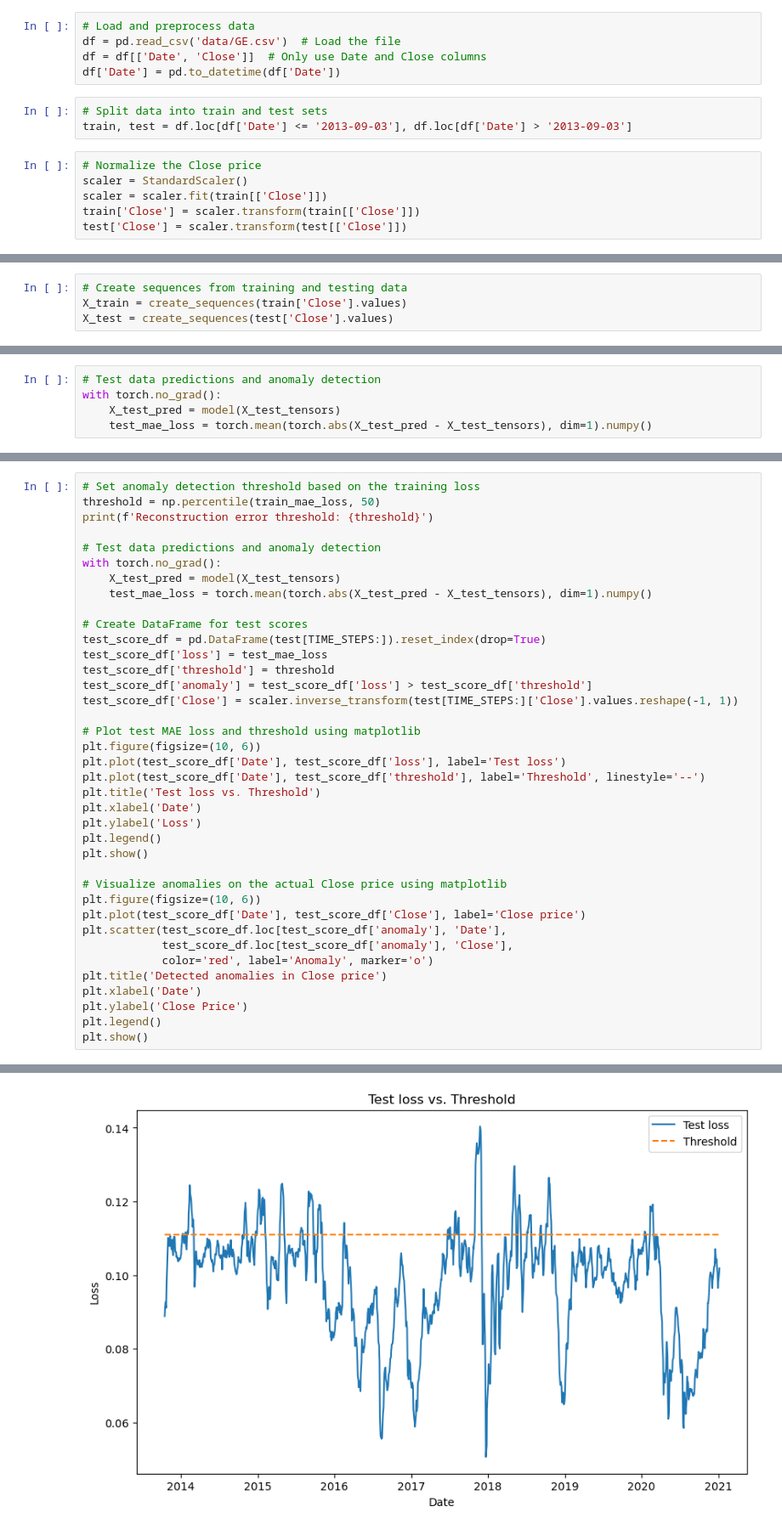
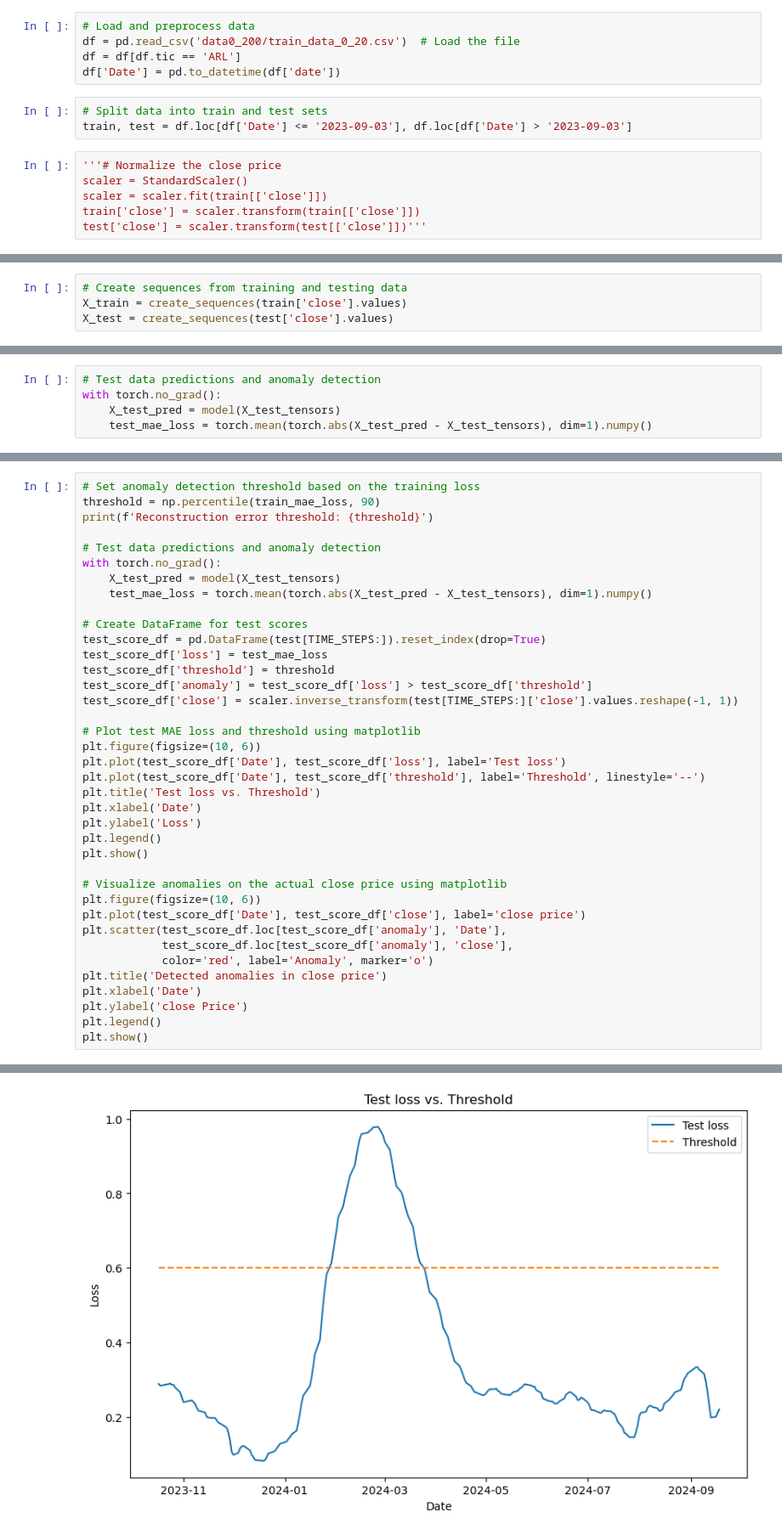
Before and after one commit to HerronYang/BBG_Capstone, a Jupyter notebook: LSTM_Autoencoder_PyTorch.ipynb, the cells around one changed output, grey strips where cells are left out. Shown at 85% size. Drawn from its saved outputs; the diff is of its cells as text.

```diff
--- a/LSTM_Autoencoder_PyTorch.ipynb
+++ b/LSTM_Autoencoder_PyTorch.ipynb
@@ -31,18 +31,18 @@ class LSTMAutoencoder(nn.Module):
         return decoded
 # %%
 # Load and preprocess data
-df = pd.read_csv('data/GE.csv')  # Load the file
-df = df[['Date', 'Close']]  # Only use Date and Close columns
-df['Date'] = pd.to_datetime(df['Date'])
+df = pd.read_csv('data0_200/train_data_0_20.csv')  # Load the file
+df = df[df.tic == 'ARL']
+df['Date'] = pd.to_datetime(df['date'])
 # %%
 # Split data into train and test sets
-train, test = df.loc[df['Date'] <= '2013-09-03'], df.loc[df['Date'] > '2013-09-03']
+train, test = df.loc[df['Date'] <= '2023-09-03'], df.loc[df['Date'] > '2023-09-03']
 # %%
-# Normalize the Close price
+'''# Normalize the close price
 scaler = StandardScaler()
-scaler = scaler.fit(train[['Close']])
-train['Close'] = scaler.transform(train[['Close']])
-test['Close'] = scaler.transform(test[['Close']])
+scaler = scaler.fit(train[['close']])
+train['close'] = scaler.transform(train[['close']])
+test['close'] = scaler.transform(test[['close']])'''
 # %% [output]
 A value is trying to be set on a copy of a slice from a DataFrame.
 Try using .loc[row_indexer,col_indexer] = value instead
@@ -64,8 +64,8 @@ def create_sequences(data, time_steps=TIME_STEPS):
     return np.array(sequences)
 # %%
 # Create sequences from training and testing data
-X_train = create_sequences(train['Close'].values)
-X_test = create_sequences(test['Close'].values)
+X_train = create_sequences(train['close'].values)
+X_test = create_sequences(test['close'].values)
 # %%
 # Convert data to PyTorch tensors and reshape to (batch_size, time_steps, input_dim)
 X_train_tensors = torch.tensor(X_train, dtype=torch.float32).unsqueeze(-1)  # Shape: (num_samples, time_steps, 1)
@@ -148,6 +148,6 @@ plt.show()
 # %%
 # Set anomaly detection threshold based on the training loss
-threshold = np.percentile(train_mae_loss, 50)
+threshold = np.percentile(train_mae_loss, 90)
 print(f'Reconstruction error threshold: {threshold}')
 
 # Test data predictions and anomaly detection
@@ -160,7 +160,7 @@ test_score_df = pd.DataFrame(test[TIME_STEPS:]).reset_index(drop=True)
 test_score_df['loss'] = test_mae_loss
 test_score_df['threshold'] = threshold
 test_score_df['anomaly'] = test_score_df['loss'] > test_score_df['threshold']
-test_score_df['Close'] = scaler.inverse_transform(test[TIME_STEPS:]['Close'].values.reshape(-1, 1))
+test_score_df['close'] = scaler.inverse_transform(test[TIME_STEPS:]['close'].values.reshape(-1, 1))
 
 # Plot test MAE loss and threshold using matplotlib
 plt.figure(figsize=(10, 6))
@@ -172,15 +172,15 @@ plt.ylabel('Loss')
 plt.legend()
 plt.show()
 
-# Visualize anomalies on the actual Close price using matplotlib
+# Visualize anomalies on the actual close price using matplotlib
 plt.figure(figsize=(10, 6))
-plt.plot(test_score_df['Date'], test_score_df['Close'], label='Close price')
+plt.plot(test_score_df['Date'], test_score_df['close'], label='close price')
 plt.scatter(test_score_df.loc[test_score_df['anomaly'], 'Date'],
-            test_score_df.loc[test_score_df['anomaly'], 'Close'],
+            test_score_df.loc[test_score_df['anomaly'], 'close'],
             color='red', label='Anomaly', marker='o')
-plt.title('Detected anomalies in Close price')
+plt.title('Detected anomalies in close price')
 plt.xlabel('Date')
-plt.ylabel('Close Price')
+plt.ylabel('close Price')
 plt.legend()
 plt.show()
 # %% [output]
@@ -188 +188 @@ Reconstruction error threshold: 0.11099904403090477
-[figure, old version]
+[figure, new version]
```
Also changed, not shown: parts of 7 cells of this notebook, 8 other files.
